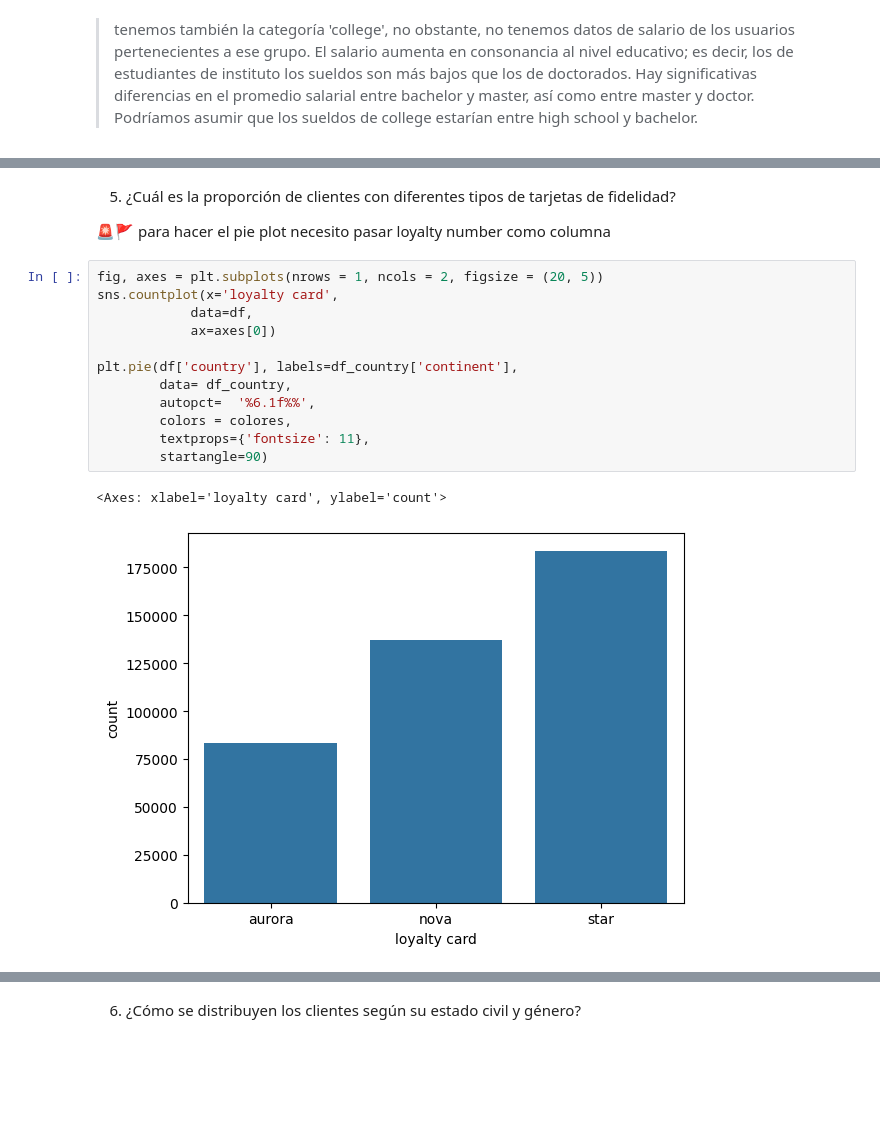
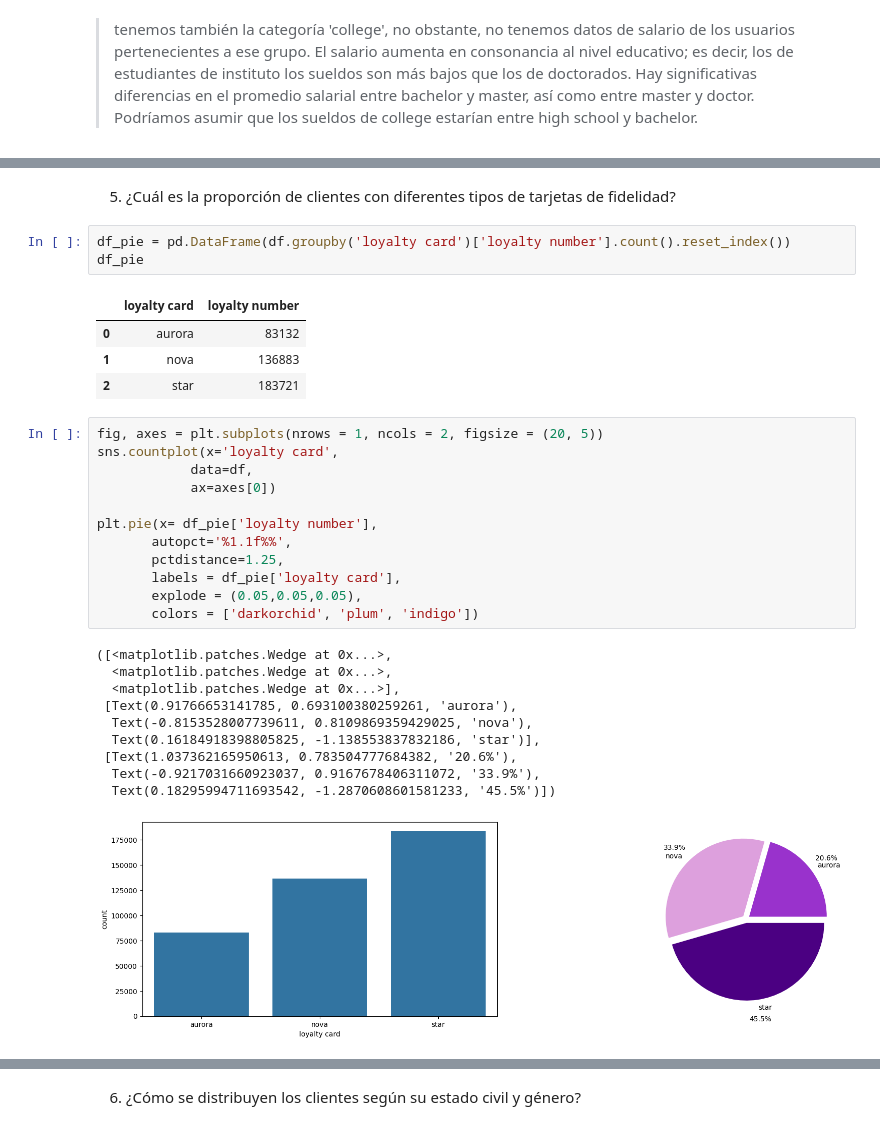
Before and after one commit to Adalab/bda-modulo-3-evaluacion-final-icorreald, a Jupyter notebook: 2.visualizaciones.ipynb, the cells around one changed output, grey strips where cells are left out. Drawn from its saved outputs; the diff is of its cells as text; blank space fills up the shorter version.

```diff
--- a/2.visualizaciones.ipynb
+++ b/2.visualizaciones.ipynb
@@ -168,20 +160,34 @@ Index(['year', 'month', 'flights booked', 'flights with companions',
       dtype='object')
 # %% [markdown]
 5. ¿Cuál es la proporción de clientes con diferentes tipos de tarjetas de fidelidad?
-
-🚨🚩 para hacer el pie plot necesito pasar loyalty number como columna
+# %%
+df_pie = pd.DataFrame(df.groupby('loyalty card')['loyalty number'].count().reset_index())
+df_pie
+# %% [output]
+|  | loyalty card | loyalty number |
+| 0 | aurora | 83132 |
+| 1 | nova | 136883 |
+| 2 | star | 183721 |
 # %%
 fig, axes = plt.subplots(nrows = 1, ncols = 2, figsize = (20, 5))
 sns.countplot(x='loyalty card',
             data=df,
             ax=axes[0])
 
-plt.pie(df['country'], labels=df_country['continent'],
-        data= df_country,
-        autopct=  '%6.1f%%',
-        colors = colores,
-        textprops={'fontsize': 11},
-        startangle=90)
+plt.pie(x= df_pie['loyalty number'],
+       autopct='%1.1f%%',
+       pctdistance=1.25,
+       labels = df_pie['loyalty card'],
+       explode = (0.05,0.05,0.05),
+       colors = ['darkorchid', 'plum', 'indigo'])
 # %% [output]
-<Axes: xlabel='loyalty card', ylabel='count'>
+([<matplotlib.patches.Wedge at 0x...>,
+  <matplotlib.patches.Wedge at 0x...>,
+  <matplotlib.patches.Wedge at 0x...>],
+ [Text(0.91766653141785, 0.693100380259261, 'aurora'),
+  Text(-0.8153528007739611, 0.8109869359429025, 'nova'),
+  Text(0.16184918398805825, -1.138553837832186, 'star')],
+ [Text(1.037362165950613, 0.783504777684382, '20.6%'),
+  Text(-0.9217031660923037, 0.9167678406311072, '33.9%'),
+  Text(0.18295994711693542, -1.2870608601581233, '45.5%')])
-[figure, old version]
+[figure, new version]
```
Also changed, not shown: parts of 18 cells of this notebook, 6 other files.
